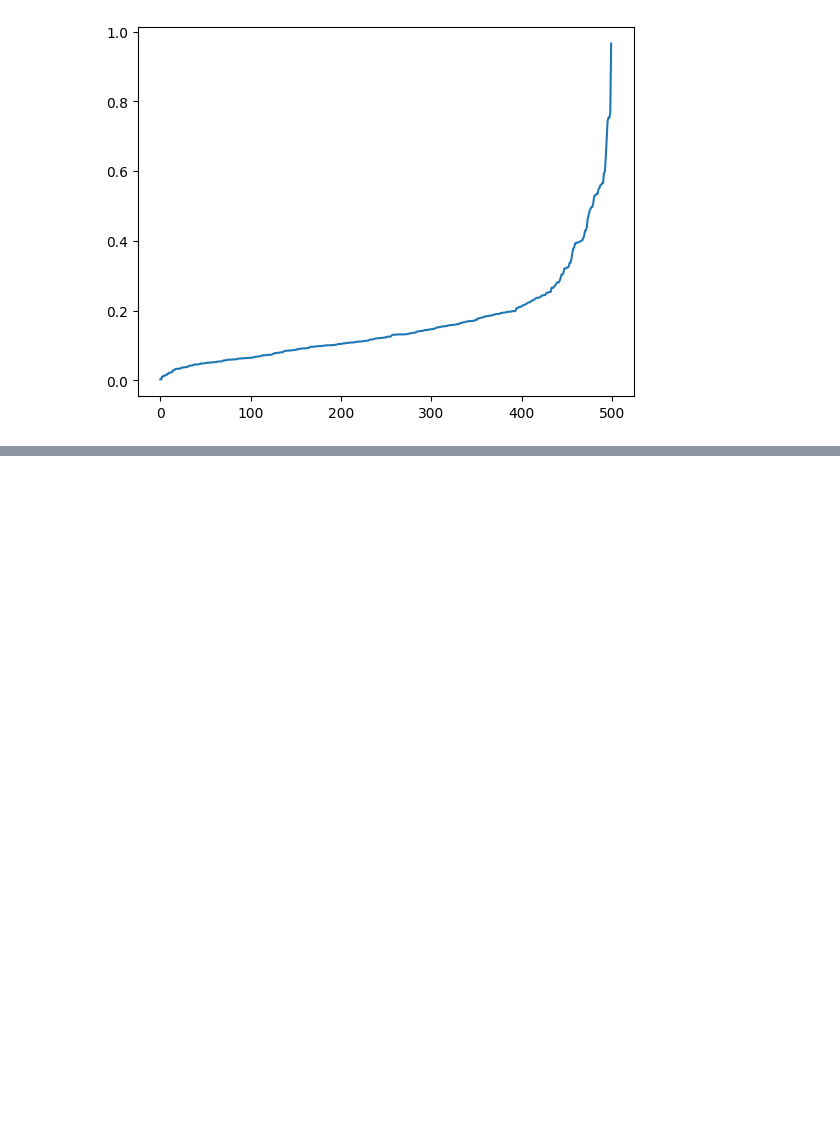
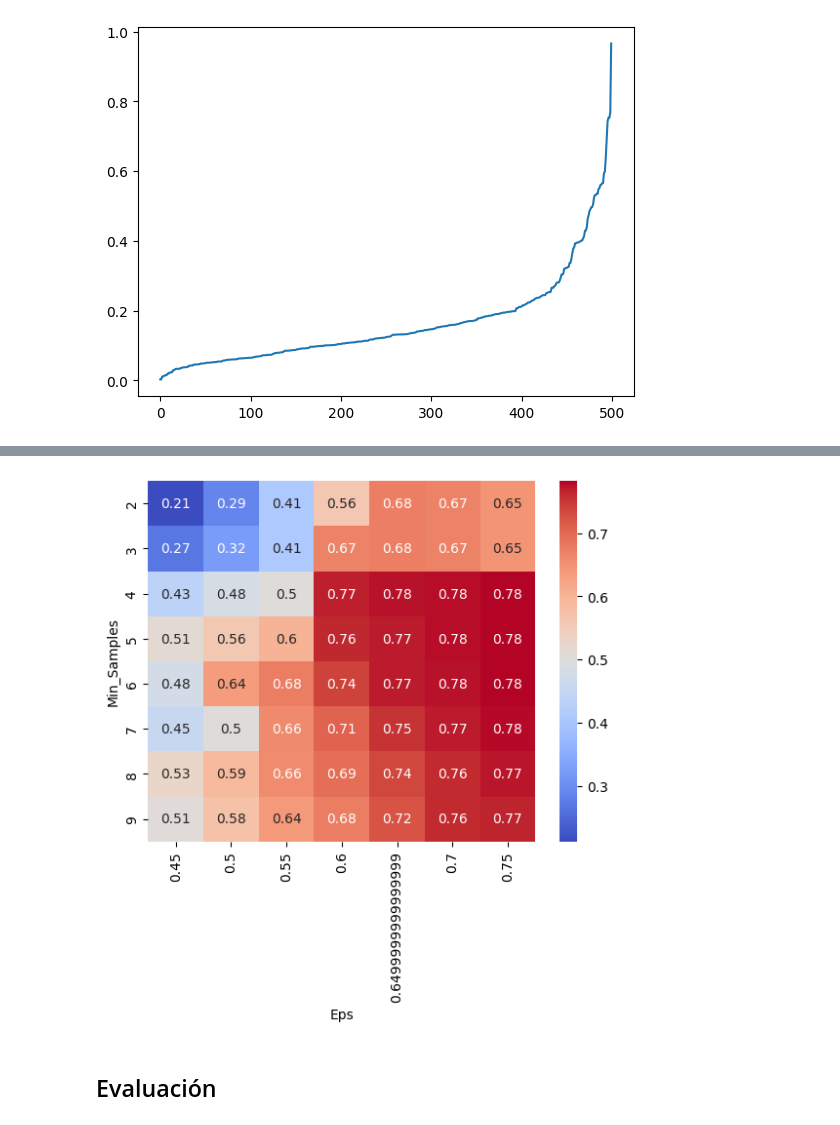
Before and after one commit to PabloJRW/clustering, a Jupyter notebook: dbscan.ipynb, the cells around one changed output, grey strips where cells are left out. Drawn from its saved outputs; the diff is of its cells as text; code cells hidden in the pictures; blank space fills up the shorter version.

```diff
--- a/dbscan.ipynb
+++ b/dbscan.ipynb
@@ -103,3 +103,22 @@ plt.plot(distances)
 plt.show()
 # %% [output]
 [figure]
+# %%
+eps_values = np.arange(0.45, 0.8, 0.05)
+min_samples = np.arange(2, 10)
+# %%
+from itertools import product
+
+# Convertir a matriz
+dbscan_params = list(product(eps_values, min_samples))
+sil_scores = []
+
+for p in dbscan_params:
+  y_preds = DBSCAN(eps=p[0], min_samples=p[1]).fit_predict(X)
+  sil_scores.append(silhouette_score(X, y_preds))
+# %%
+df_params_tunning = pd.DataFrame.from_records(dbscan_params, columns=["Eps", "Min_Samples"])
+df_params_tunning["sil_scores"] = sil_scores
+
+pivot_data = pd.pivot_table(df_params_tunning, values='sil_scores', index='Min_Samples', columns='Eps')
+pivot_data
@@ -105,0 +136,7 @@ plt.show()
+# %%
+sns.heatmap(pivot_data, annot=True, annot_kws={'size':10}, cmap='coolwarm')
+plt.show()
+# %% [output]
+[figure, added]
+# %% [markdown]
+## Evaluación
```
Also changed, not shown: parts of 3 cells of this notebook.
